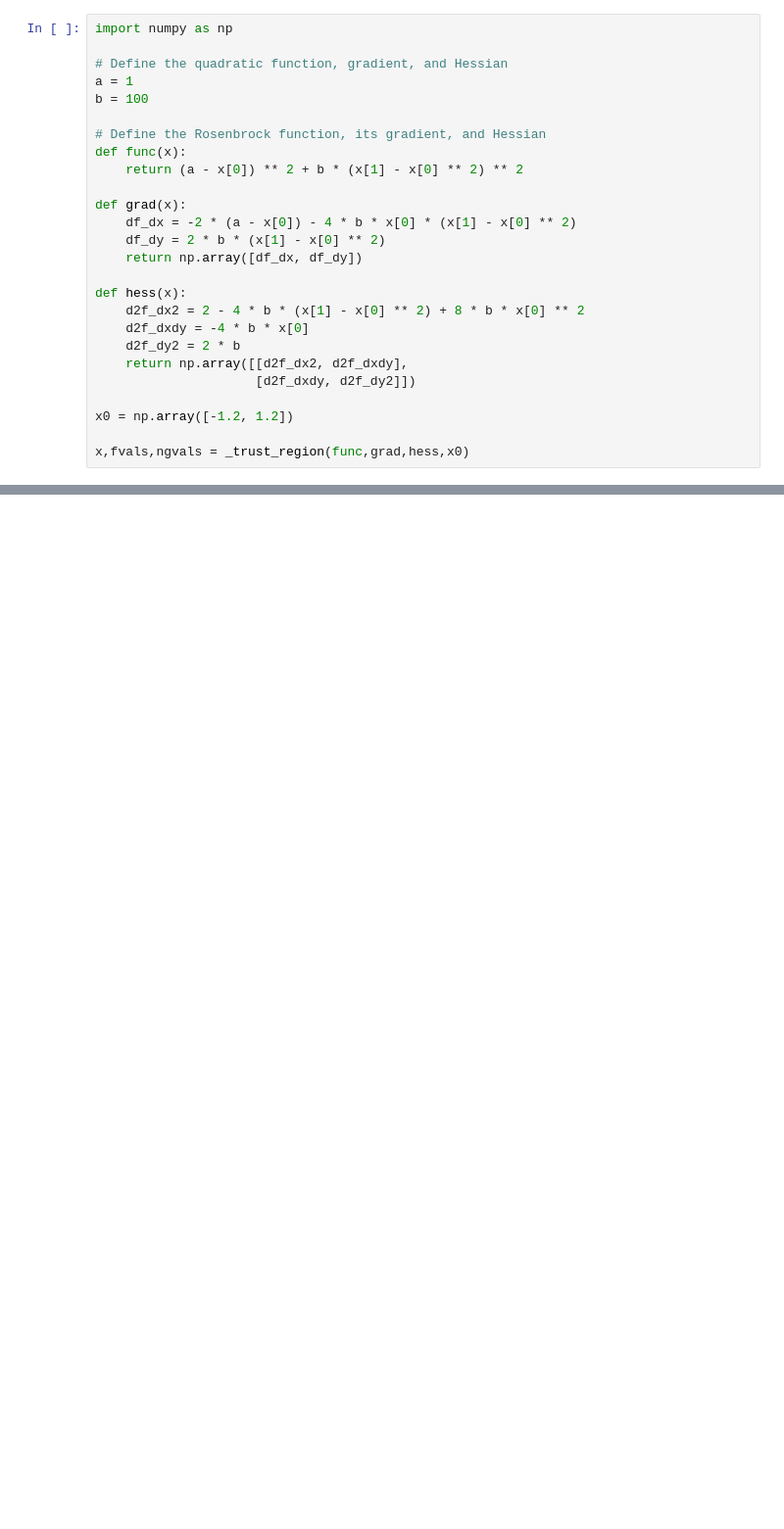
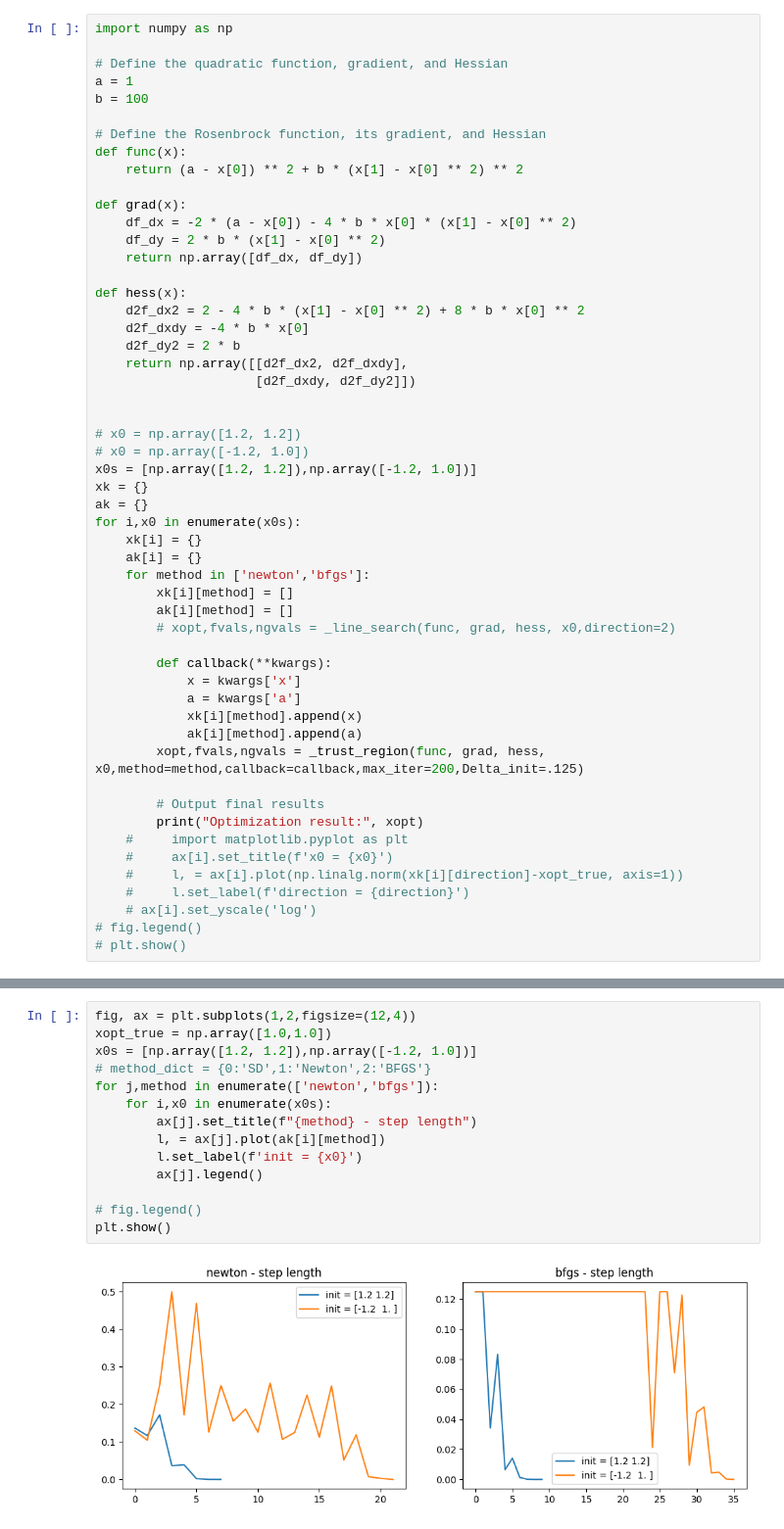
Before and after one commit to jvlad1979/cmsc660-dev, a Jupyter notebook: hw11/hw11.ipynb, the cells around one changed output, grey strips where cells are left out. Shown at 98% size. Drawn from its saved outputs; the diff is of its cells as text; blank space fills up the shorter version.

```diff
--- a/hw11/hw11.ipynb
+++ b/hw11/hw11.ipynb
@@ -336,7 +383,34 @@ def hess(x):
     return np.array([[d2f_dx2, d2f_dxdy],
                      [d2f_dxdy, d2f_dy2]])
 
-x0 = np.array([-1.2, 1.2])
 
-x,fvals,ngvals = _trust_region(func,grad,hess,x0)
+# x0 = np.array([1.2, 1.2])
+# x0 = np.array([-1.2, 1.0])
+x0s = [np.array([1.2, 1.2]),np.array([-1.2, 1.0])]
+xk = {}
+ak = {}
+for i,x0 in enumerate(x0s):
+    xk[i] = {}
+    ak[i] = {}
+    for method in ['newton','bfgs']:
+        xk[i][method] = []
+        ak[i][method] = []
+        # xopt,fvals,ngvals = _line_search(func, grad, hess, x0,direction=2)
+
+        def callback(**kwargs):
+            x = kwargs['x']
+            a = kwargs['a']
+            xk[i][method].append(x)
+            ak[i][method].append(a)
+        xopt,fvals,ngvals = _trust_region(func, grad, hess, x0,method=method,callback=callback,max_iter=200,Delta_init=.125)
+
+        # Output final results
+        print("Optimization result:", xopt)
+    #     import matplotlib.pyplot as plt
+    #     ax[i].set_title(f'x0 = {x0}')
+    #     l, = ax[i].plot(np.linalg.norm(xk[i][direction]-xopt_true, axis=1))
+    #     l.set_label(f'direction = {direction}')
+    # ax[i].set_yscale('log')
+# fig.legend()
+# plt.show()
 # %% [output]
@@ -369,0 +425,16 @@ array([1., 1.])
+# %%
+fig, ax = plt.subplots(1,2,figsize=(12,4))
+xopt_true = np.array([1.0,1.0])
+x0s = [np.array([1.2, 1.2]),np.array([-1.2, 1.0])]
+# method_dict = {0:'SD',1:'Newton',2:'BFGS'}
+for j,method in enumerate(['newton','bfgs']):
+    for i,x0 in enumerate(x0s):
+        ax[j].set_title(f"{method} - step length")
+        l, = ax[j].plot(ak[i][method])
+        l.set_label(f'init = {x0}')
+        ax[j].legend()
+
+# fig.legend()
+plt.show()
+# %% [output]
+[figure, added]
```
Also changed, not shown: parts of 10 cells of this notebook.
